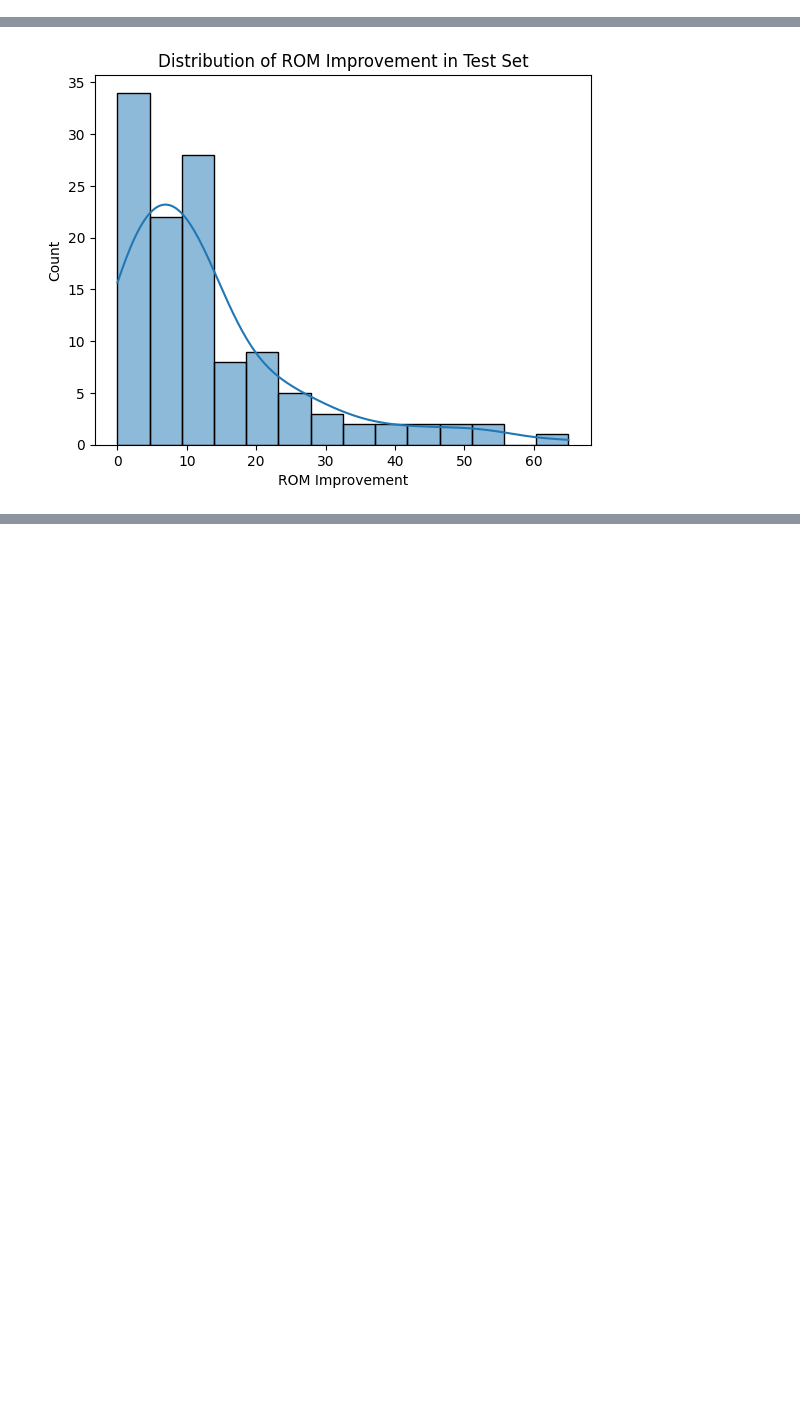
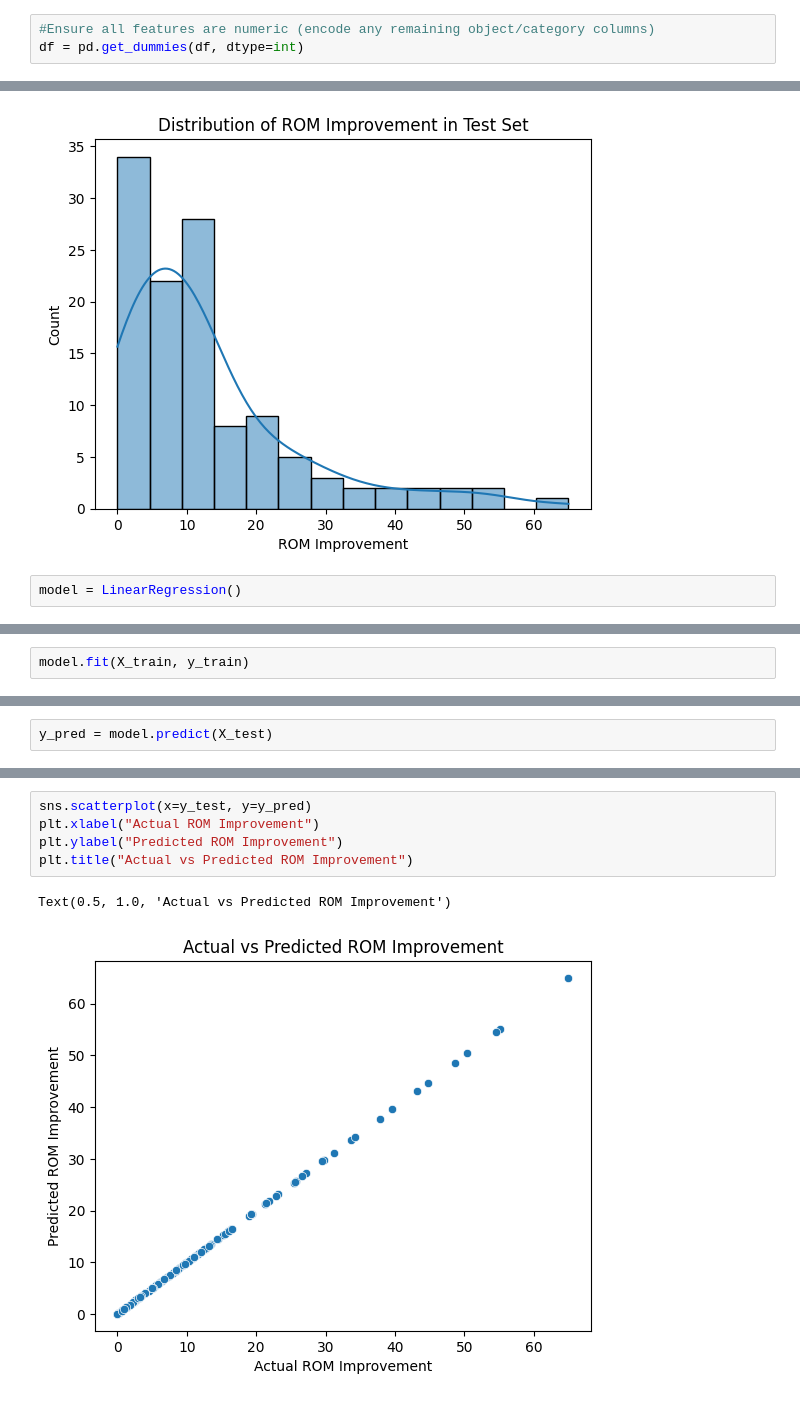
Before and after one commit to pydarl/ROM-Data-Analyser, a Jupyter notebook: notebooks/06_ml_preparation.ipynb, the cells around one changed output, grey strips where cells are left out. Cells and saved outputs as stored; diff of their text form; blank space fills up the shorter version.

Commit message:
Add Linear Regression Model

```diff
--- a/notebooks/06_ml_preparation.ipynb
+++ b/notebooks/06_ml_preparation.ipynb
@@ -79,3 +100,6 @@ df.to_csv("../data/processed/rom_rehabilitation_data_prepared.csv", index=False)
+# %%
+#Ensure all features are numeric (encode any remaining object/category columns)
+df = pd.get_dummies(df, dtype=int)
 # %%
 X = df.drop(columns=["rom_improvement"])
 y = df["rom_improvement"]
@@ -122,3 +146,5 @@ plt.xlabel("ROM Improvement")
 # %% [output]
 Text(0.5, 0, 'ROM Improvement')
 [figure]
+# %%
+model = LinearRegression()
@@ -124,0 +155,2 @@ Text(0.5, 0, 'ROM Improvement')
+# %%
+model.fit(X_train, y_train)
@@ -124,0 +183,2 @@ Text(0.5, 0, 'ROM Improvement')
+# %%
+y_pred = model.predict(X_test)
@@ -124,0 +214,8 @@ Text(0.5, 0, 'ROM Improvement')
+# %%
+sns.scatterplot(x=y_test, y=y_pred)
+plt.xlabel("Actual ROM Improvement")
+plt.ylabel("Predicted ROM Improvement")
+plt.title("Actual vs Predicted ROM Improvement")
+# %% [output]
+Text(0.5, 1.0, 'Actual vs Predicted ROM Improvement')
+[figure, added]
```
Also changed, not shown: parts of 16 cells of this notebook, 8 other files.
